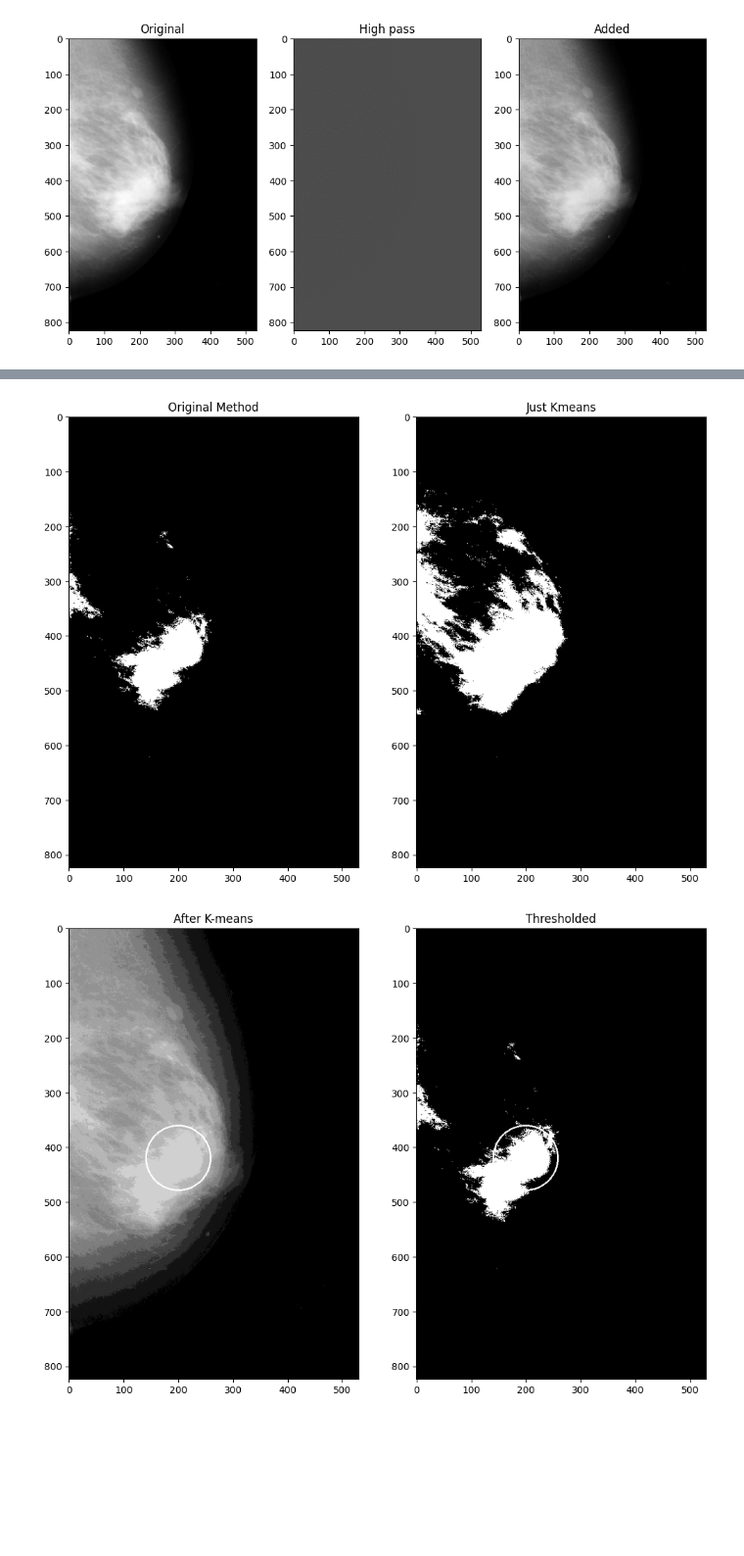
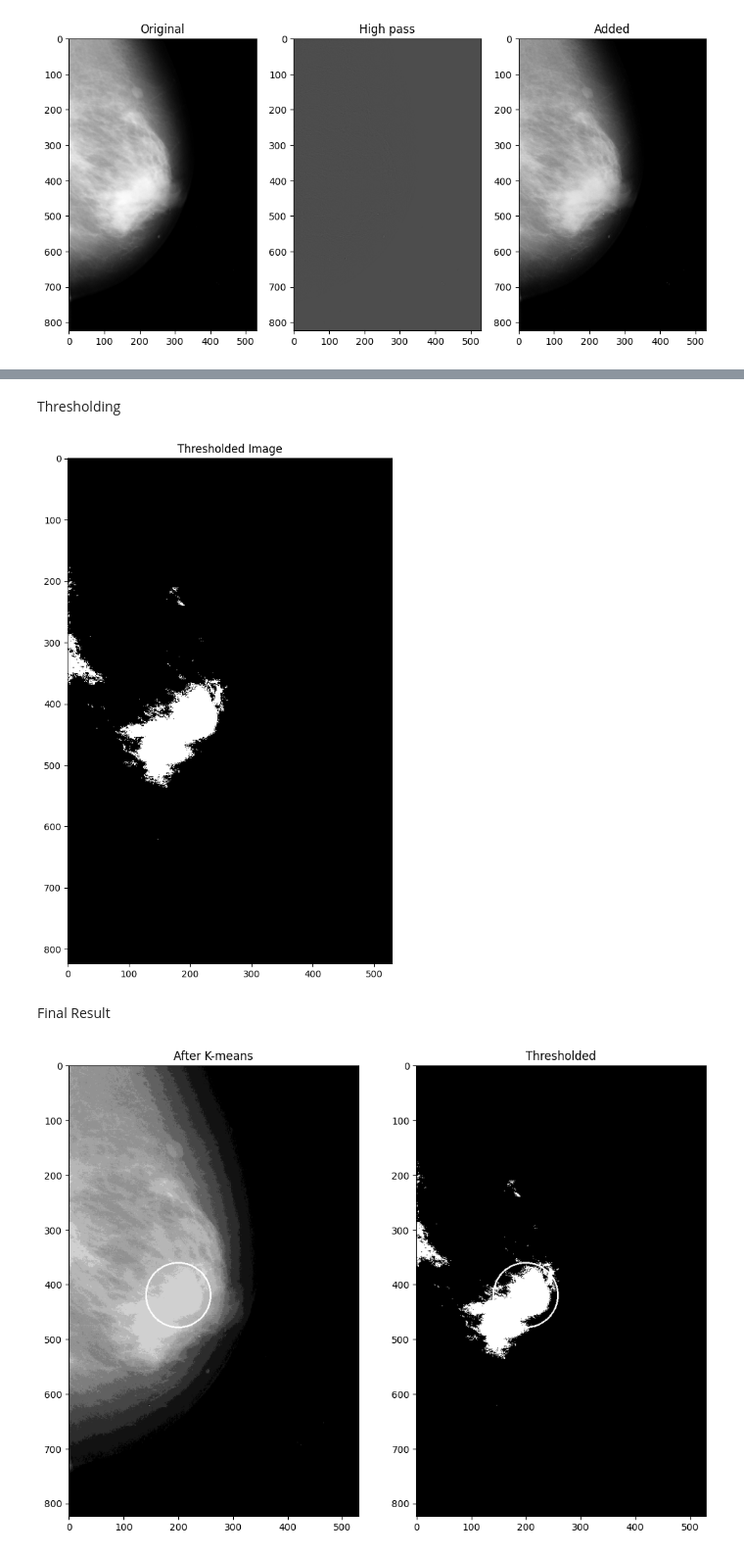
Before and after one commit to arghyawning/Image-Segmentation-Project, a Jupyter notebook: mammogram/code.ipynb, the cells around one changed output, grey strips where cells are left out. Shown at 98% size. Saved outputs shown, nothing was run; the diff lists cells and outputs as text; code cells hidden in the pictures; blank space fills up the shorter version.

```diff
--- a/mammogram/code.ipynb
+++ b/mammogram/code.ipynb
@@ -250,15 +81,15 @@ plt.show()
-# %%
-# threshold the images
-_, thresholded = cv.threshold(segmented_image, 190, 255, cv.THRESH_BINARY)
-_, thresholded_without_modifications = cv.threshold(segmented_image_without_modifications, 170, 255, cv.THRESH_BINARY)
-
-fig, axs = plt.subplots(1, 2, figsize=(12, 12))
-axs[0].imshow(thresholded, cmap='gray')
-axs[0].set_title('Original Method')
-axs[1].imshow(thresholded_without_modifications, cmap='gray')
-axs[1].set_title('Just Kmeans')
-plt.show()
-# %% [output]
-[figure, removed]
+# %% [markdown]
+Thresholding
+# %%
+_, thresholded = cv.threshold(segmented_image, 190, 255, cv.THRESH_BINARY)
+
+plt.figure(figsize=(10, 10))
+plt.imshow(thresholded, cmap="gray")
+plt.title("Thresholded Image")
+plt.show()
+# %% [output]
+[figure, added]
+# %% [markdown]
+Final Result
 # %%
 fig, axs = plt.subplots(1, 2, figsize=(12, 12))
```
Also changed, not shown: parts of 23 cells of this notebook, 12 other files.
